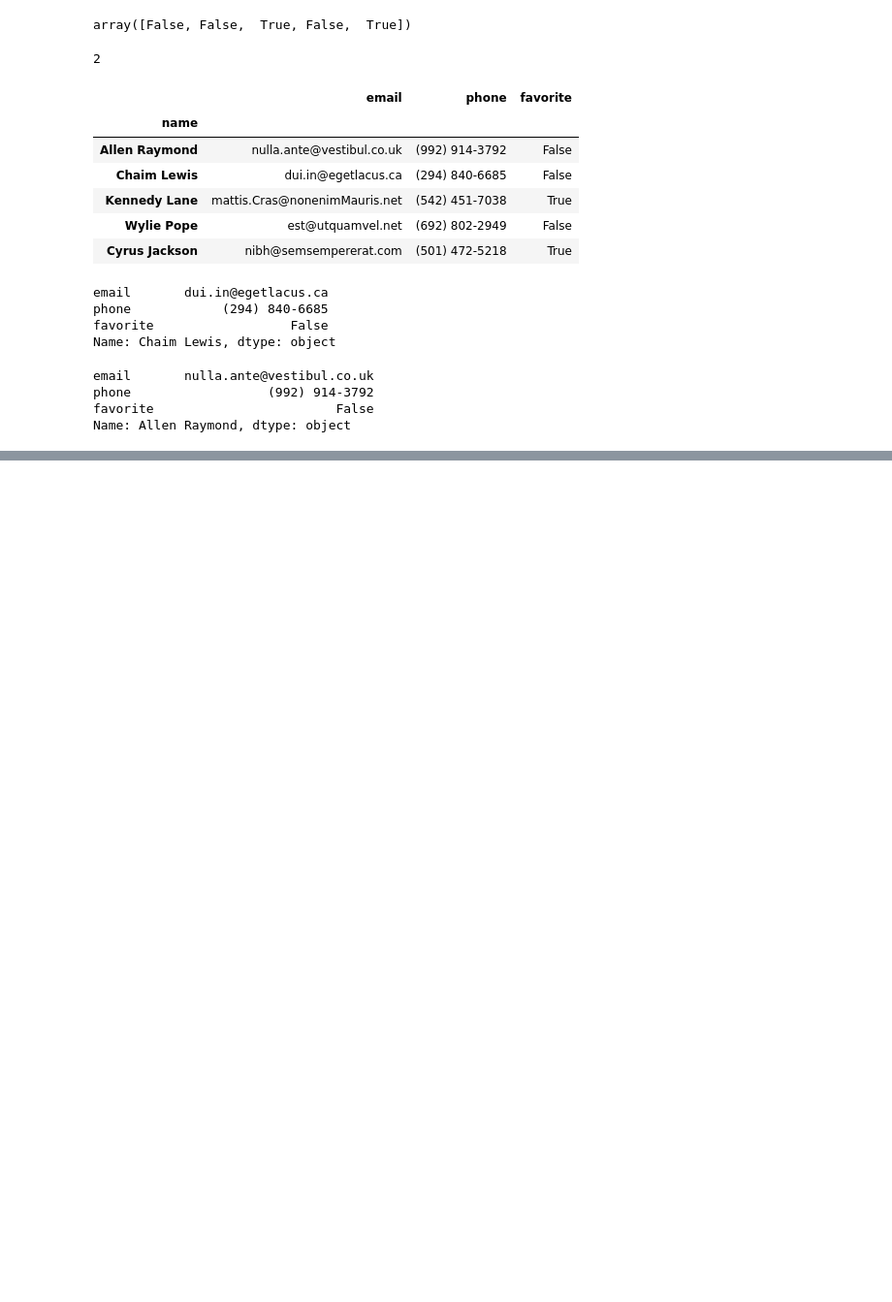
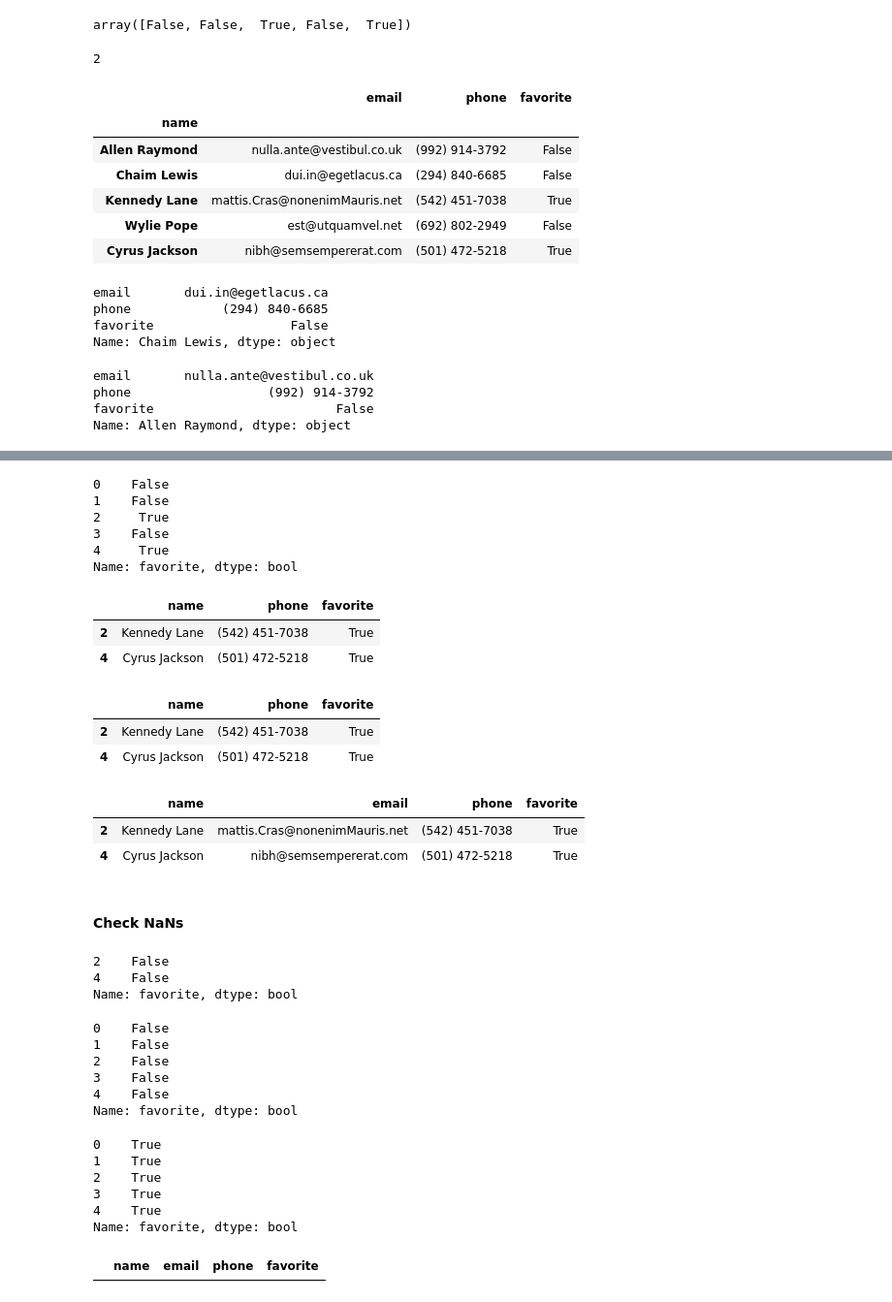
Before and after one commit to YuliiaChorna1/DS-02.1-Statistics-Pandas-, a Jupyter notebook: 2.1_extra_lesson.ipynb, the cells around one changed output, grey strips where cells are left out. Shown: that part at 97% size. Saved outputs shown, nothing was run; the diff lists cells and outputs as text; code cells hidden in the pictures; blank space fills up the shorter version.

```diff
--- a/2.1_extra_lesson.ipynb
+++ b/2.1_extra_lesson.ipynb
@@ -192,0 +209,60 @@ Name: Allen Raymond, dtype: object
+# %%
+new_df3["favorite"] == True
+# %% [output]
+0    False
+1    False
+2     True
+3    False
+4     True
+Name: favorite, dtype: bool
+# %%
+new_df3.loc[new_df3["favorite"] == True]
+# %% [output]
+|  | name | phone | favorite |
+| 2 | Kennedy Lane | (542) 451-7038 | True |
+| 4 | Cyrus Jackson | (501) 472-5218 | True |
+# %%
+new_df4 = new_df3.loc[new_df3["favorite"] == True]
+new_df4 # subset 1
+# %% [output]
+|  | name | phone | favorite |
+| 2 | Kennedy Lane | (542) 451-7038 | True |
+| 4 | Cyrus Jackson | (501) 472-5218 | True |
+# %%
+new_df5 = df.query("favorite == True")
+new_df5 # subset 2
+# %% [output]
+|  | name | email | phone | favorite |
+| 2 | Kennedy Lane | mattis.Cras@nonenimMauris.net | (542) 451-7038 | True |
+| 4 | Cyrus Jackson | nibh@semsempererat.com | (501) 472-5218 | True |
+# %% [markdown]
+#### Check NaNs
+# %%
+new_df5["favorite"].isna()
+# %% [output]
+2    False
+4    False
+Name: favorite, dtype: bool
+# %%
+df["favorite"].isna()
+# %% [output]
+0    False
+1    False
+2    False
+3    False
+4    False
+Name: favorite, dtype: bool
+# %%
+~df["favorite"].isna()
+# checks not (~) NaNs
+# %% [output]
+0    True
+1    True
+2    True
+3    True
+4    True
+Name: favorite, dtype: bool
+# %%
+df.loc[df["favorite"].isna()] # returns row(s) with NaN
+# %% [output]
+|  | name | email | phone | favorite |
```
Also changed, not shown: parts of 3 cells of this notebook.
